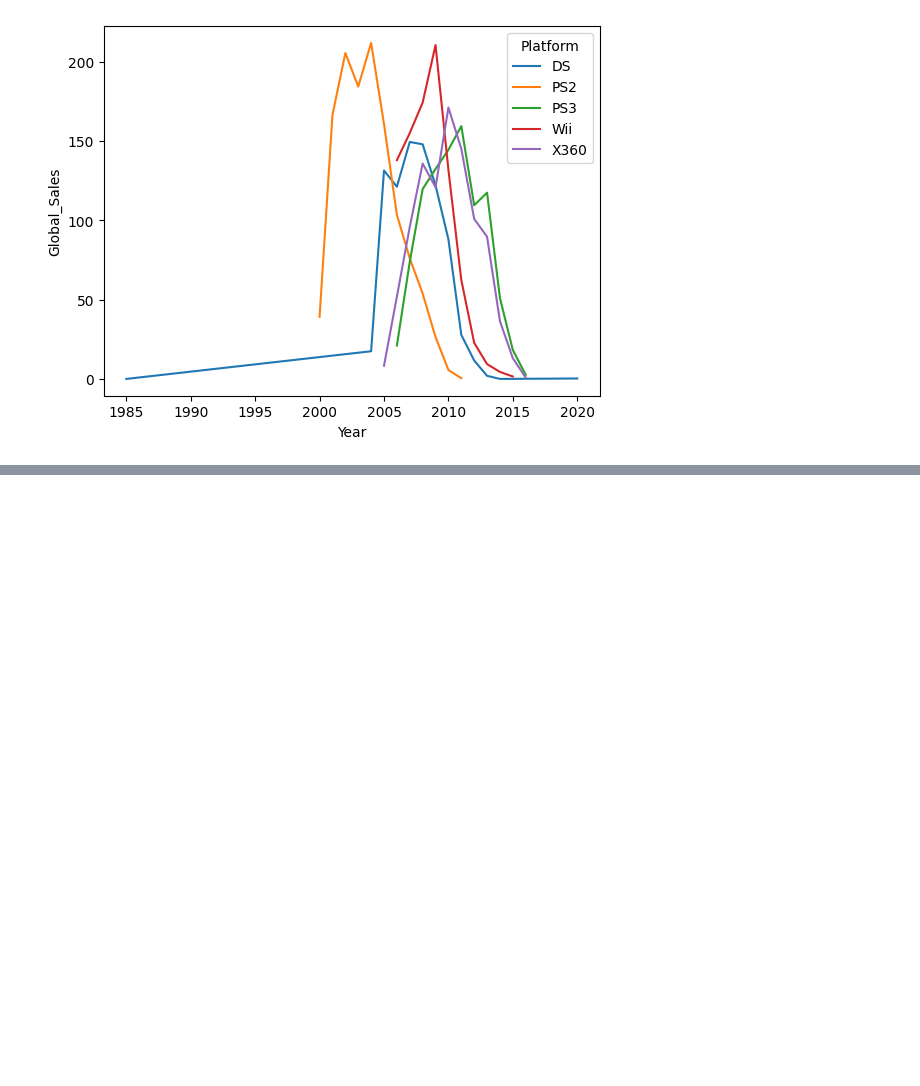
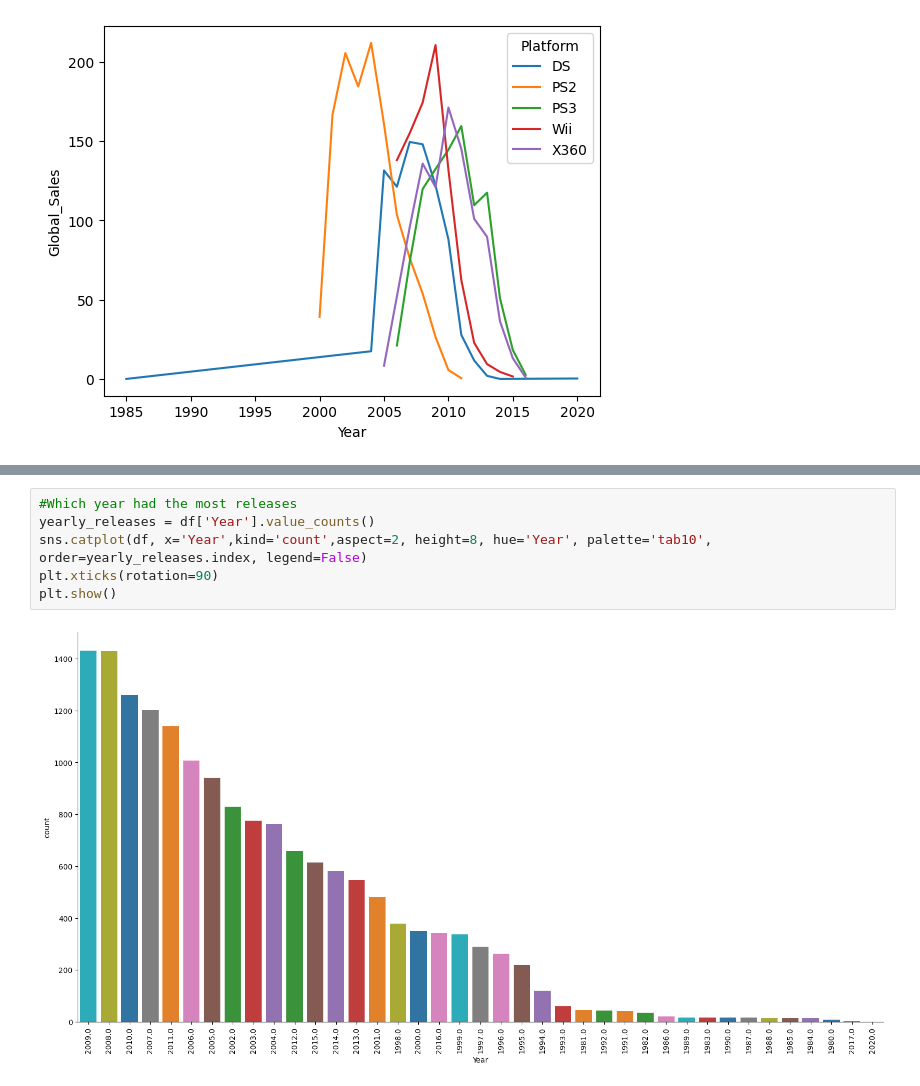
Before and after one commit to cafesmire/notebooks, a Jupyter notebook: video_game_sales/videogame_eda.ipynb, the cells around one changed output, grey strips where cells are left out. Drawn from its saved outputs; the diff is of its cells as text; blank space fills up the shorter version.

```diff
--- a/video_game_sales/videogame_eda.ipynb
+++ b/video_game_sales/videogame_eda.ipynb
@@ -179,0 +181,8 @@ plt.show()
+# %%
+#Which year had the most releases
+yearly_releases = df['Year'].value_counts()
+sns.catplot(df, x='Year',kind='count',aspect=2, height=8, hue='Year', palette='tab10', order=yearly_releases.index, legend=False)
+plt.xticks(rotation=90)
+plt.show()
+# %% [output]
+[figure, added]
```
Also changed, not shown: parts of 6 cells of this notebook.
